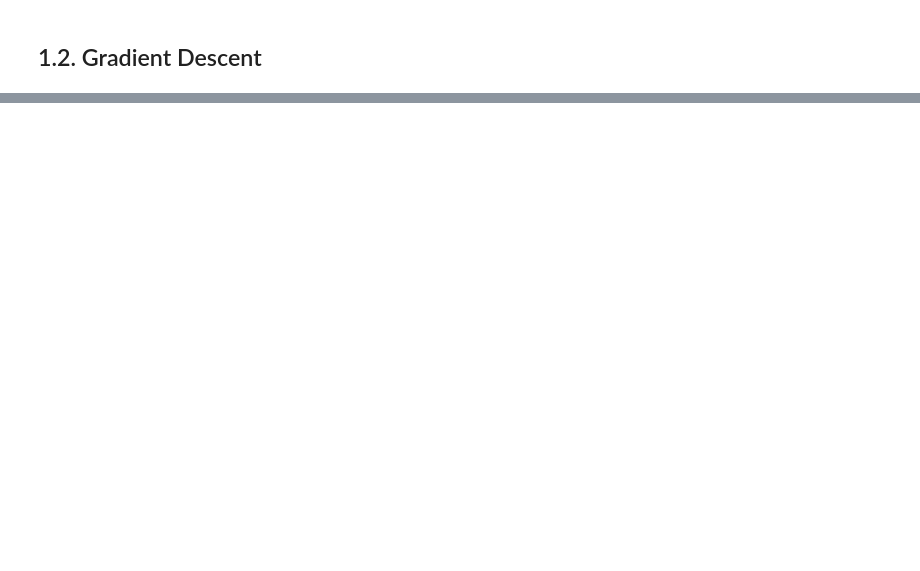
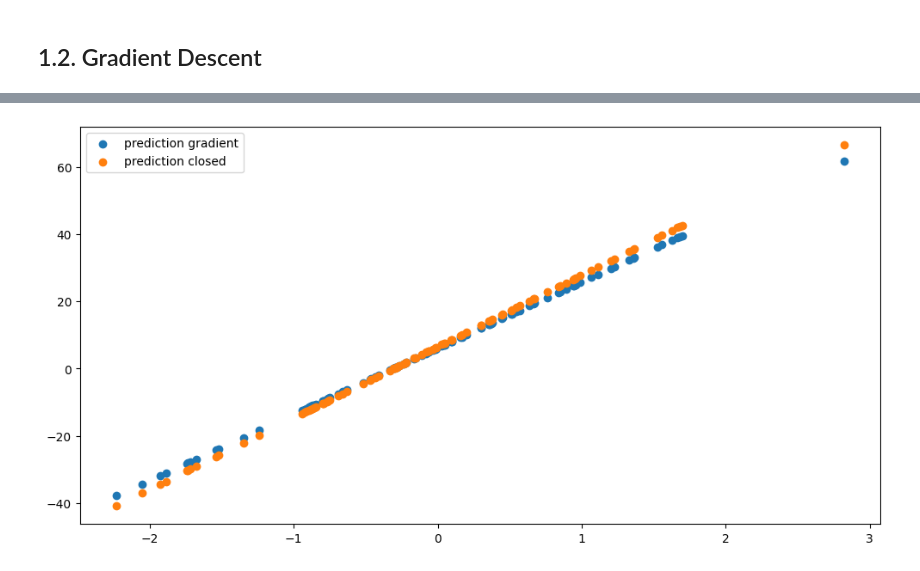
Before and after one commit to iandreileo/homework-ai-linear-regression, a Jupyter notebook: main.ipynb, the cells around one changed output, grey strips where cells are left out. Saved outputs shown, nothing was run; the diff lists cells and outputs as text; code cells hidden in the pictures; blank space fills up the shorter version.

```diff
--- a/main.ipynb
+++ b/main.ipynb
@@ -216,0 +304,10 @@ plt.show()
+# %%
+plt.figure(figsize=(12,6))
+# plt.scatter(X_train, t_train, facecolor="none", color="b", s=50, label="training data")
+# plt.scatter(X_test, t_test, facecolor="none", color="r", s=50, label="test data")
+plt.scatter(X_test_sorted_gradient, y_test_sorted_gradient, label="prediction gradient")
+plt.scatter(X_test_sorted, y_test_sorted, label="prediction closed")
+plt.legend()
+plt.show()
+# %% [output]
+[figure, added]
```
Also changed, not shown: parts of 10 cells of this notebook.
